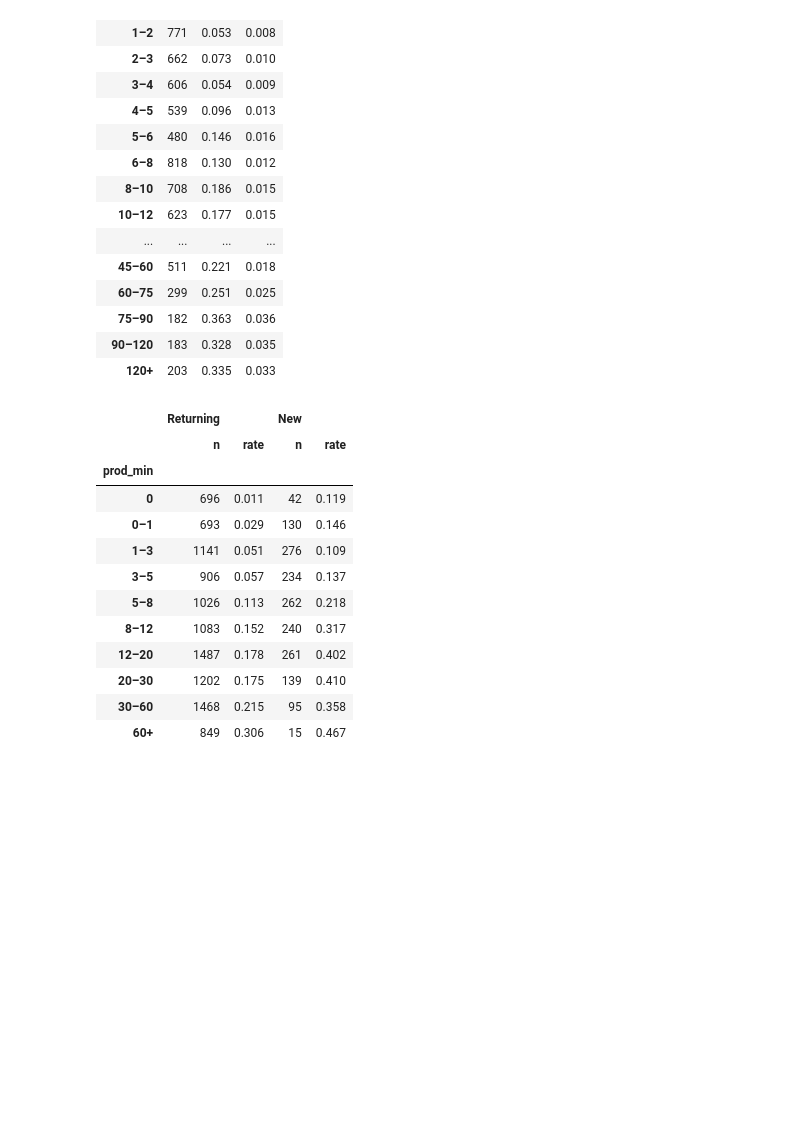
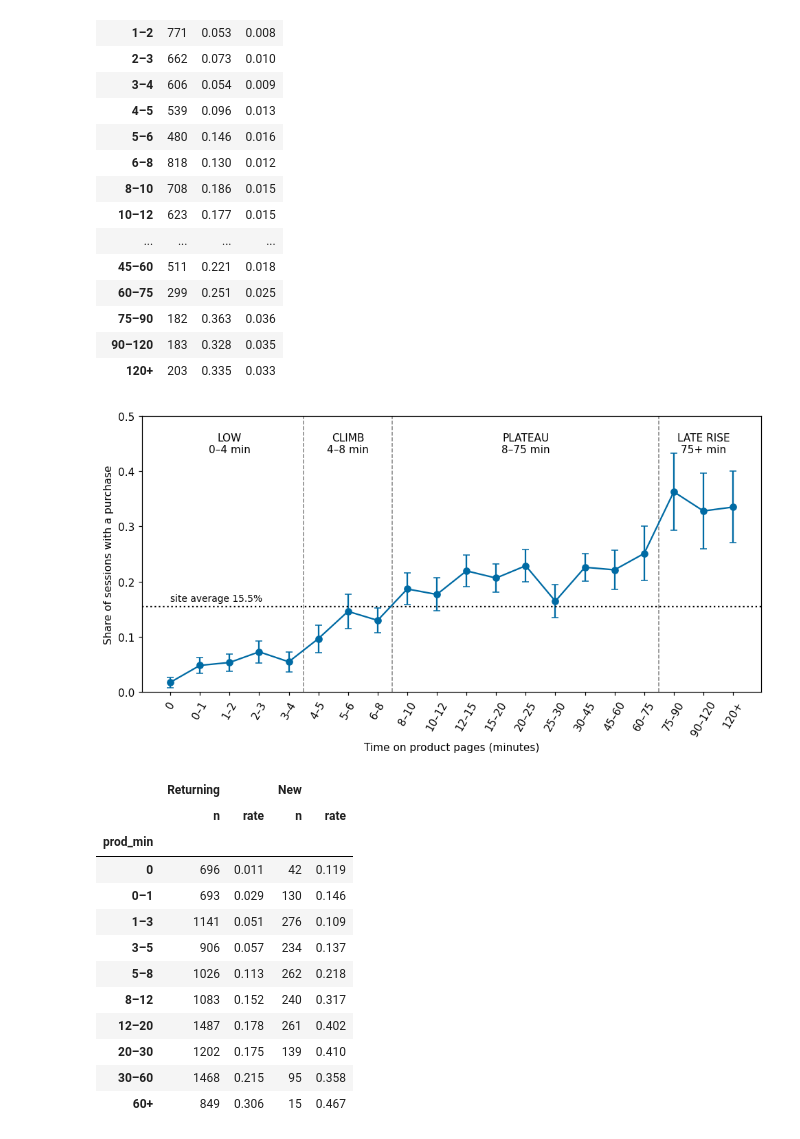
Before and after one commit to N3il-kb/COGS-118D-final-proj, a Jupyter notebook: eda.ipynb, the cells around one changed output. Saved outputs shown, nothing was run; the diff lists cells and outputs as text; code cells hidden in the pictures; blank space fills up the shorter version.

Commit message:
Add single-panel time-zones figure for slides

```diff
--- a/eda.ipynb
+++ b/eda.ipynb
@@ -273,6 +273,21 @@ allb.round(3)
 | 75–90 | 182 | 0.363 | 0.036 |
 | 90–120 | 183 | 0.328 | 0.035 |
 | 120+ | 203 | 0.335 | 0.033 |
+# %%
+# Left panel on its own, sized for a slide
+fig, ax = plt.subplots(figsize=(9, 4.8))
+ax.errorbar(range(len(allb)), allb["rate"], yerr=1.96 * allb["se"], marker="o", capsize=3)
+ax.axhline(df["bought"].mean(), linestyle=":", color="black")
+ax.text(0, df["bought"].mean() + 0.01, "site average 15.5%", fontsize=9)
+for x in [4.5, 7.5, 16.5]:
+    ax.axvline(x, linestyle="--", color="gray", linewidth=1)
+for x, txt in [(2, "LOW\n0–4 min"), (6, "CLIMB\n4–8 min"), (12, "PLATEAU\n8–75 min"), (18, "LATE RISE\n75+ min")]:
+    ax.text(x, 0.47, txt, ha="center", va="top", fontsize=10)
+ax.set_xticks(range(len(allb))); ax.set_xticklabels(allb.index, rotation=60)
+ax.set(xlabel="Time on product pages (minutes)", ylabel="Share of sessions with a purchase", ylim=(0, 0.5))
+plt.tight_layout(); plt.savefig("figures/rate_by_time_zones_all.png", dpi=200); plt.show()
+# %% [output]
+[figure, added]
 # %%
 # Same bands, split by visitor type (n and purchase rate)
 pd.concat({v: band_rates(df[df["visitor"] == v], coarse)[["n", "rate"]] for v in ["Returning", "New"]}, axis=1).round(3)
```
Also changed, not shown: 1 other file.
